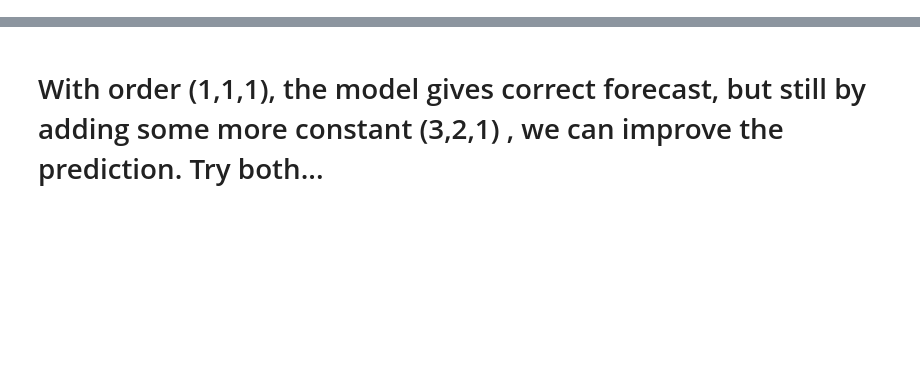
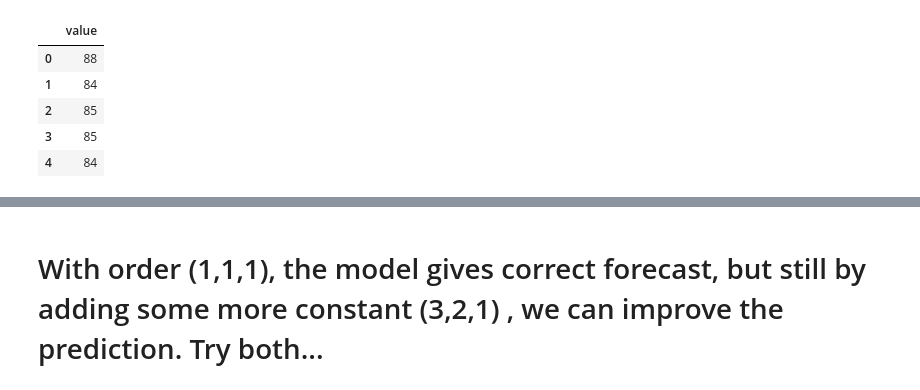
Before and after one commit to farookjintha/Hands-on-ARIMA, a Jupyter notebook: ARIMA/ARIMA.ipynb, the cells around one changed output, grey strips where cells are left out. Drawn from its saved outputs; the diff is of its cells as text; code cells hidden in the pictures; blank space fills up the shorter version.

```diff
--- a/ARIMA/ARIMA.ipynb
+++ b/ARIMA/ARIMA.ipynb
@@ -10,6 +10,14 @@ import matplotlib.pyplot as plt
 plt.rcParams.update({'figure.figsize': (9,7), 'figure.dpi': 120})
 # %%
 df = pd.read_csv('https://raw.githubusercontent.com/selva86/datasets/master/wwwusage.csv', names=['value'], header=0)
+df.head()
+# %% [output]
+|  | value |
+| 0 | 88 |
+| 1 | 84 |
+| 2 | 85 |
+| 3 | 85 |
+| 4 | 84 |
 # %%
 result = adfuller(df.value.dropna())
 # %%
```
Also changed, not shown: parts of 22 cells of this notebook, 2 other files.
